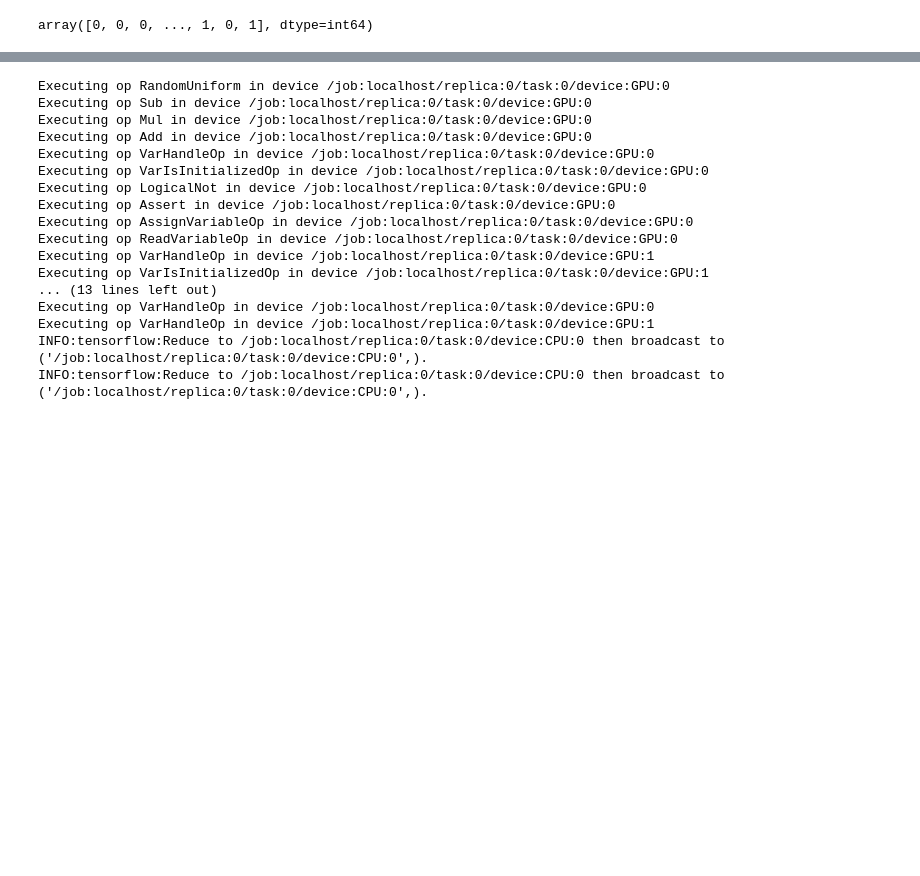
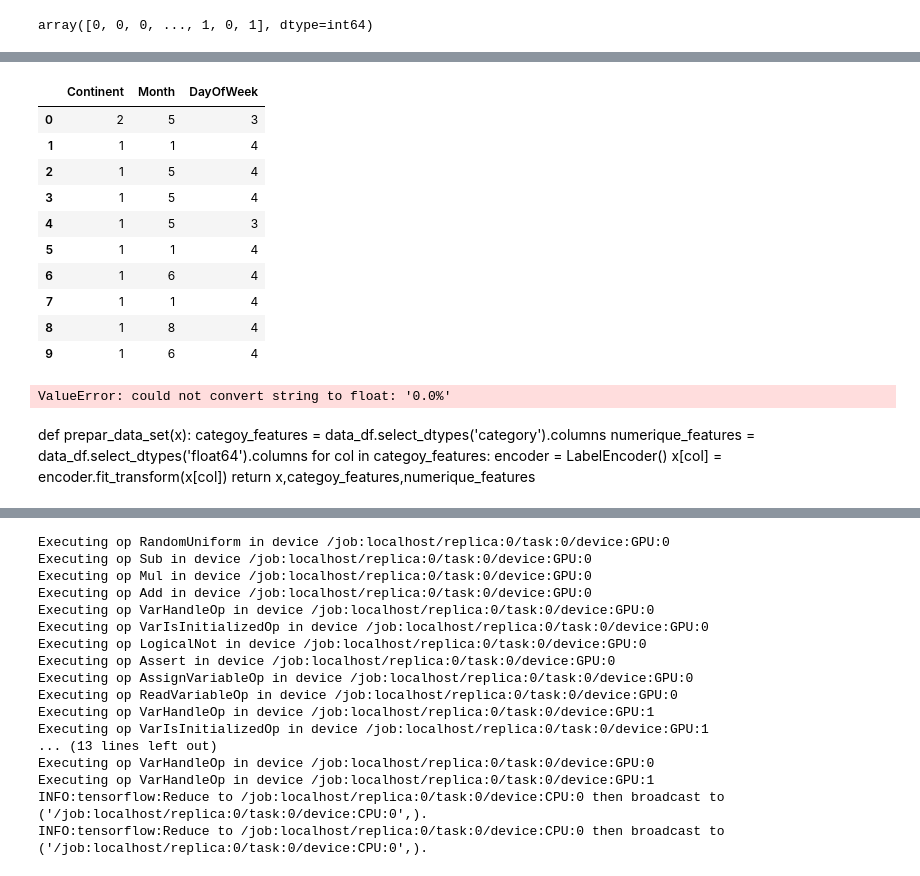
Before and after one commit to bdelahoussaye/Quant_FINAL, a Jupyter notebook: QUAN_FILE_EDA_DN_SVM.ipynb, the cells around one changed output, grey strips where cells are left out. Saved outputs shown, nothing was run; the diff lists cells and outputs as text; code cells hidden in the pictures; blank space fills up the shorter version.

```diff
--- a/QUAN_FILE_EDA_DN_SVM.ipynb
+++ b/QUAN_FILE_EDA_DN_SVM.ipynb
@@ -274,9 +274,3 @@ x48          32
 x49          32
 y             0
 dtype: int64
-# %%
-data.x0.fillna(0, inplace = True)
-data.x0.fillna(0, inplace = True)
-data.x0.fillna(0, inplace = True)
-data.x0.fillna(0, inplace = True)
-data.x0.fillna(0, inplace = True)
@@ -400,0 +303,4 @@ max       150.859415      20.836854       8.226552      66.877604
+# %%
+categorical_feature_mask = x.dtypes== 'category'
+# %%
+categorical_cols = x.columns[categorical_feature_mask].tolist()
@@ -400,0 +309,17 @@ max       150.859415      20.836854       8.226552      66.877604
+# %%
+le = LabelEncoder()
+# %%
+x[categorical_cols] = x[categorical_cols].astype(str).apply(lambda col: le.fit_transform(col))
+x[categorical_cols].head(10)
+# %% [output]
+|  | Continent | Month | DayOfWeek |
+| 0 | 2 | 5 | 3 |
+| 1 | 1 | 1 | 4 |
+| 2 | 1 | 5 | 4 |
+| 3 | 1 | 5 | 4 |
+| 4 | 1 | 5 | 3 |
+| 5 | 1 | 1 | 4 |
+| 6 | 1 | 6 | 4 |
+| 7 | 1 | 1 | 4 |
+| 8 | 1 | 8 | 4 |
+| 9 | 1 | 6 | 4 |
@@ -400,0 +334,5 @@ max       150.859415      20.836854       8.226552      66.877604
+# %%
+# apply OneHotEncoder on categorical feature columns
+x_ohe = ohe.fit_transform(x) # It returns an numpy array
+# %% [output]
+ValueError: could not convert string to float: '0.0%'
@@ -400,0 +341,8 @@ max       150.859415      20.836854       8.226552      66.877604
+# %% [markdown]
+def prepar_data_set(x):
+    categoy_features = data_df.select_dtypes('category').columns
+    numerique_features = data_df.select_dtypes('float64').columns
+    for col in categoy_features:
+        encoder = LabelEncoder()
+        x[col] = encoder.fit_transform(x[col])
+    return x,categoy_features,numerique_features
```
Also changed, not shown: parts of 23 cells of this notebook, 1 other file.
